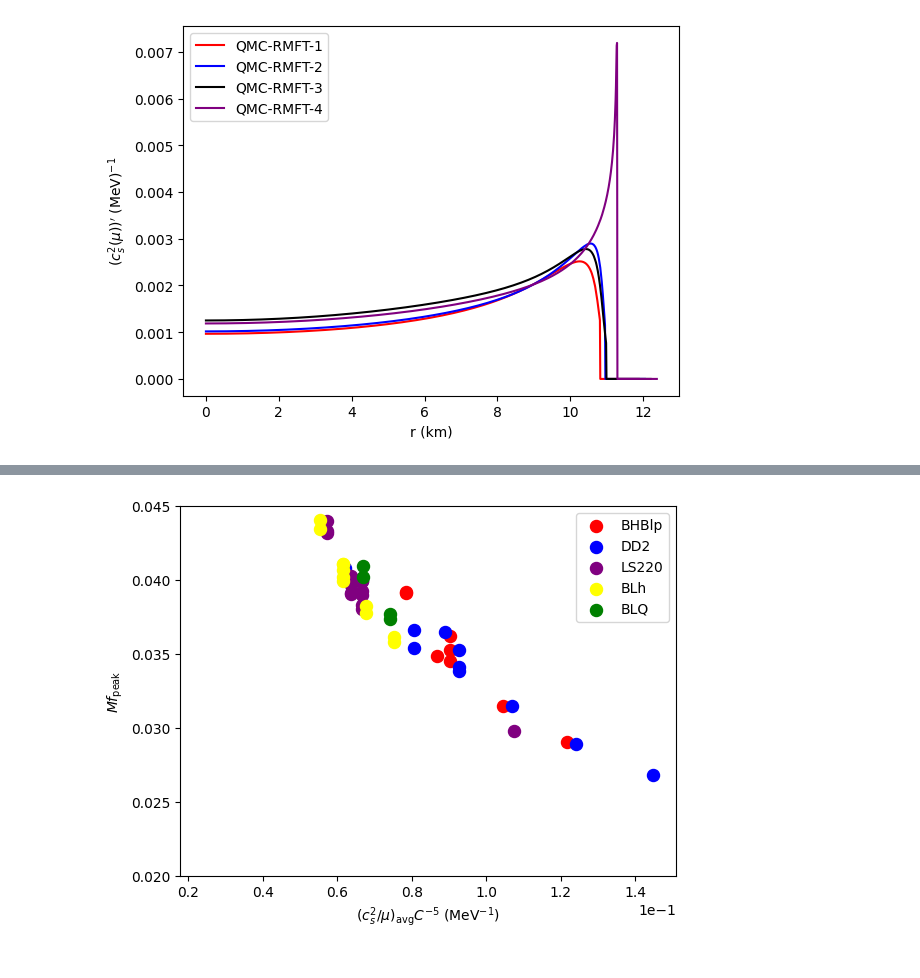
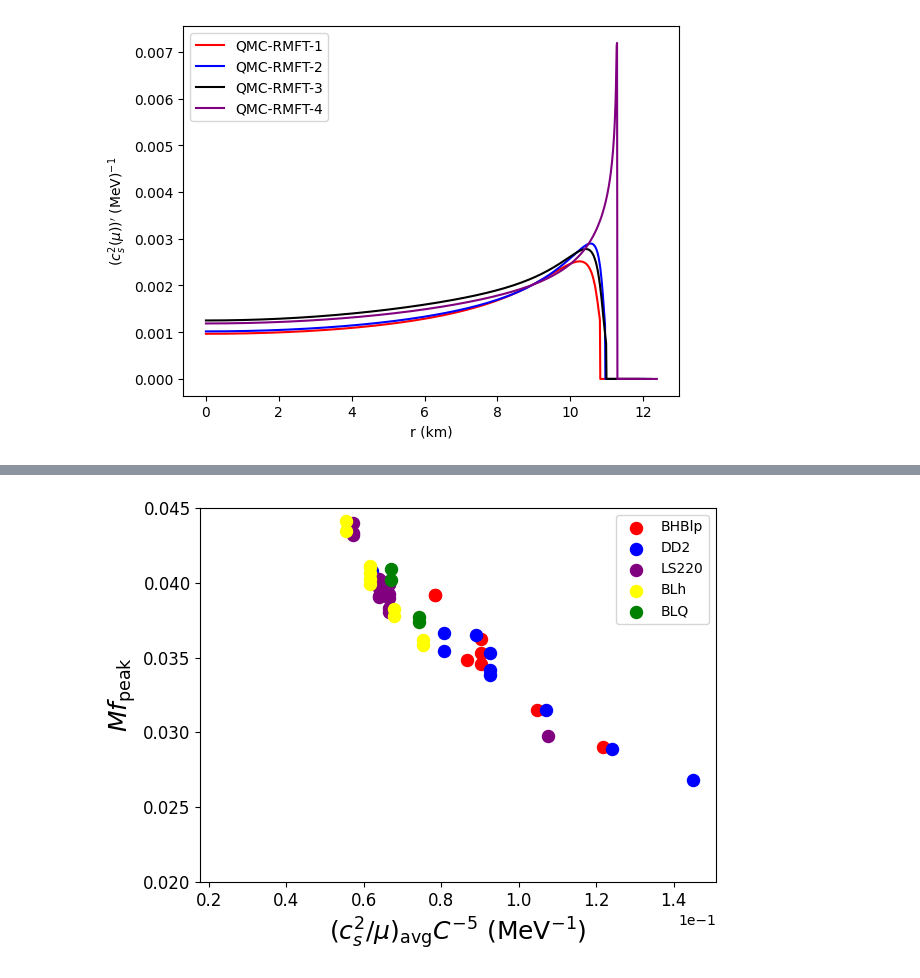
Before and after one commit to astro-man98/High_Density_Sound_Speed, a Jupyter notebook: CORE_FIgures.ipynb, the cells around one changed output, grey strips where cells are left out. Saved outputs shown, nothing was run; the diff lists cells and outputs as text; code cells hidden in the pictures.

```diff
--- a/CORE_FIgures.ipynb
+++ b/CORE_FIgures.ipynb
@@ -76,15 +116,21 @@ plt.savefig('./Figures/Final_Paper_Figs/CORE_mu_cs2prime.pdf',format='pdf',dpi =
 # %%
+axes_label_fontsize = 18
+tick_label_fontsize = 12
+text_fontsize = 16
+
+cs2_mu_fig,cs2_mu_axes = plt.subplots(1)
 
 for eos in eos_colors.keys():
     cs2_mu = np.loadtxt(f'./Figure_Data/CORE/{eos}_cs2_mu.txt')
 
-    plt.plot(cs2_mu[:,0],cs2_mu[:,1],label=eos,color=eos_colors[eos])
-plt.gca().ticklabel_format(axis='y',style='sci',scilimits=(-3,-2))
+    cs2_mu_axes.plot(cs2_mu[:,0],cs2_mu[:,1],label=eos,color=eos_colors[eos])
+cs2_mu_axes.ticklabel_format(axis='y',style='sci',scilimits=(-3,-2))
 
 
-plt.gca().set_xlabel(r'Mass ($M_\odot$)')
-plt.gca().set_ylabel(r"$(\frac{c_s^2}{\mu})_{\text{avg}}$")
-plt.legend()
+cs2_mu_axes.set_xlabel(r'Mass ($M_\odot$)',fontsize=axes_label_fontsize)
+cs2_mu_axes.set_ylabel(r"$(\frac{c_s^2}{\mu})_{\text{avg}}$",fontsize=axes_label_fontsize)
+cs2_mu_axes.legend()
+cs2_mu_fig.tight_layout()
 
-plt.savefig('./Figures/Final_Paper_Figs/CORE_cs2_over_mu.pdf',format='pdf',dpi=300)
+cs2_mu_fig.savefig('./Figures/Final_Paper_Figs/CORE_cs2_over_mu.pdf',format='pdf',dpi=300)
 # %% [output]
@@ -130,20 +189,25 @@ plt.show()
 # %%
 eos_Core_qur = ["BHBlp","DD2","LS220","BLh","BLQ"]
 eos_Core_qur_colors = ["red","blue","purple","yellow","green"]
 
+axes_label_fontsize = 18
+tick_label_fontsize = 12
+text_fontsize = 16
+point_size = 90
+eos_qur_cs2muC_fig,eos_qur_cs2muC_axes = plt.subplots(1)
 for i,eos in enumerate(eos_Core_qur):
     cs2_mu_data = np.loadtxt(f'./Figure_Data/CORE/Mf2_cs2_mu/{eos}_cs2_mu_Cm5.txt')
-    plt.scatter(cs2_mu_data[:,0],cs2_mu_data[:,1],color = eos_Core_qur_colors[i],label=eos,s=75)
+    eos_qur_cs2muC_axes.scatter(cs2_mu_data[:,0],cs2_mu_data[:,1],color = eos_Core_qur_colors[i],label=eos,s=75)
 
 
-plt.ylabel(r'$Mf_{\text{peak}}$')
-plt.xlabel(r'$(c_{s}^2/\mu)_{\text{avg}} C^{-5} \text{ (MeV}^{-1})$')
-plt.ticklabel_format(style='sci',axis='x',scilimits=(0,0))
-plt.legend()
-plt.ylim([0.020,0.045])
+eos_qur_cs2muC_axes.set_ylabel(r'$Mf_{\text{peak}}$',fontsize=axes_label_fontsize)
+eos_qur_cs2muC_axes.set_xlabel(r'$(c_{s}^2/\mu)_{\text{avg}} C^{-5} \text{ (MeV}^{-1})$',fontsize=axes_label_fontsize)
+eos_qur_cs2muC_axes.tick_params(labelsize=tick_label_fontsize)
+eos_qur_cs2muC_axes.ticklabel_format(style='sci',axis='x',scilimits=(0,0))
+eos_qur_cs2muC_axes.legend()
+eos_qur_cs2muC_axes.set_ylim([0.020,0.045])
+eos_qur_cs2muC_fig.tight_layout()
 
-plt.savefig('./Figures/Final_Paper_Figs/Mfpk_cs2_mu_Cm5_CORE.pdf',format='pdf',dpi = 300)
-
-plt.show()
+eos_qur_cs2muC_fig.savefig('./Figures/Final_Paper_Figs/Mfpk_cs2_mu_Cm5_CORE.pdf',format='pdf',dpi = 300)
 # %% [output]
-[figure, old version]
+[figure, new version]
```
Also changed, not shown: parts of 6 cells of this notebook, 43 other files.
